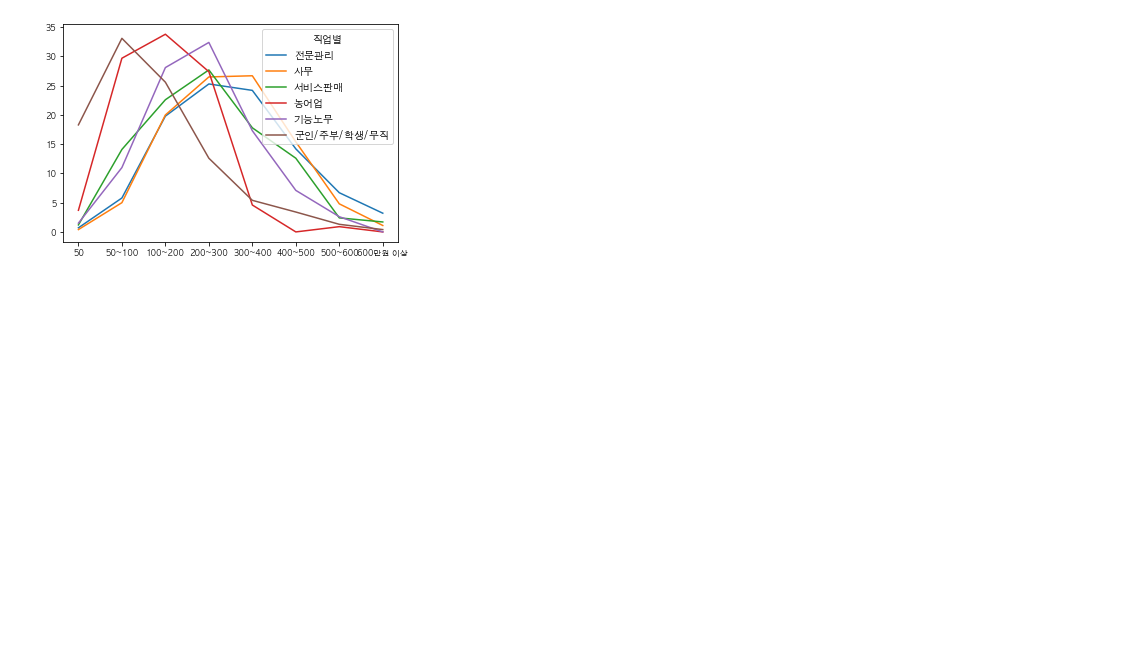
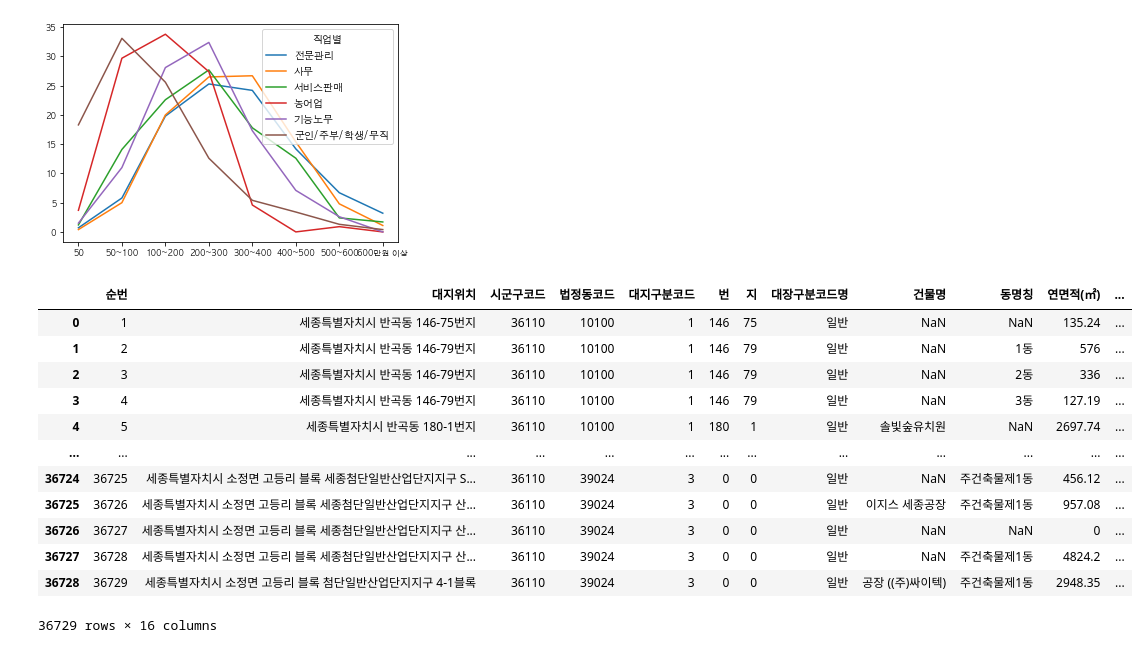
Before and after one commit to metterian/sejong-house-market-analyse, a Jupyter notebook: data_summary.ipynb, the cells around one changed output. Cells and saved outputs as stored; diff of their text form; code cells hidden in the pictures; blank space fills up the shorter version.

```diff
--- a/data_summary.ipynb
+++ b/data_summary.ipynb
@@ -530,3 +541,19 @@ consum_job.transpose().plot()
 # %% [output]
 <AxesSubplot:>
 [figure]
+# %%
+title_table
+# %% [output]
+|  | 순번 | 대지위치 | 시군구코드 | 법정동코드 | 대지구분코드 | 번 | 지 | 대장구분코드명 | 건물명 | 동명칭 | 연면적(㎡) | ... |
+| 0 | 1 | 세종특별자치시 반곡동 146-75번지 | 36110 | 10100 | 1 | 146 | 75 | 일반 | NaN | NaN | 135.24 | ... |
+| 1 | 2 | 세종특별자치시 반곡동 146-79번지 | 36110 | 10100 | 1 | 146 | 79 | 일반 | NaN | 1동 | 576 | ... |
+| 2 | 3 | 세종특별자치시 반곡동 146-79번지 | 36110 | 10100 | 1 | 146 | 79 | 일반 | NaN | 2동 | 336 | ... |
+| 3 | 4 | 세종특별자치시 반곡동 146-79번지 | 36110 | 10100 | 1 | 146 | 79 | 일반 | NaN | 3동 | 127.19 | ... |
+| 4 | 5 | 세종특별자치시 반곡동 180-1번지 | 36110 | 10100 | 1 | 180 | 1 | 일반 | 솔빛숲유치원 | NaN | 2697.74 | ... |
+| ... | ... | ... | ... | ... | ... | ... | ... | ... | ... | ... | ... | ... |
+| 36724 | 36725 | 세종특별자치시 소정면 고등리 블록 세종첨단일반산업단지지구 S... | 36110 | 39024 | 3 | 0 | 0 | 일반 | NaN | 주건축물제1동 | 456.12 | ... |
+| 36725 | 36726 | 세종특별자치시 소정면 고등리 블록 세종첨단일반산업단지지구 산... | 36110 | 39024 | 3 | 0 | 0 | 일반 | 이지스 세종공장 | 주건축물제1동 | 957.08 | ... |
+| 36726 | 36727 | 세종특별자치시 소정면 고등리 블록 세종첨단일반산업단지지구 산... | 36110 | 39024 | 3 | 0 | 0 | 일반 | NaN | NaN | 0 | ... |
+| 36727 | 36728 | 세종특별자치시 소정면 고등리 블록 세종첨단일반산업단지지구 산... | 36110 | 39024 | 3 | 0 | 0 | 일반 | NaN | 주건축물제1동 | 4824.2 | ... |
+| 36728 | 36729 | 세종특별자치시 소정면 고등리 블록 첨단일반산업단지지구 4-1블록 | 36110 | 39024 | 3 | 0 | 0 | 일반 | 공장 ((주)싸이텍) | 주건축물제1동 | 2948.35 | ... |
+36729 rows × 16 columns
```
Also changed, not shown: parts of 6 cells of this notebook, 4 other files.
